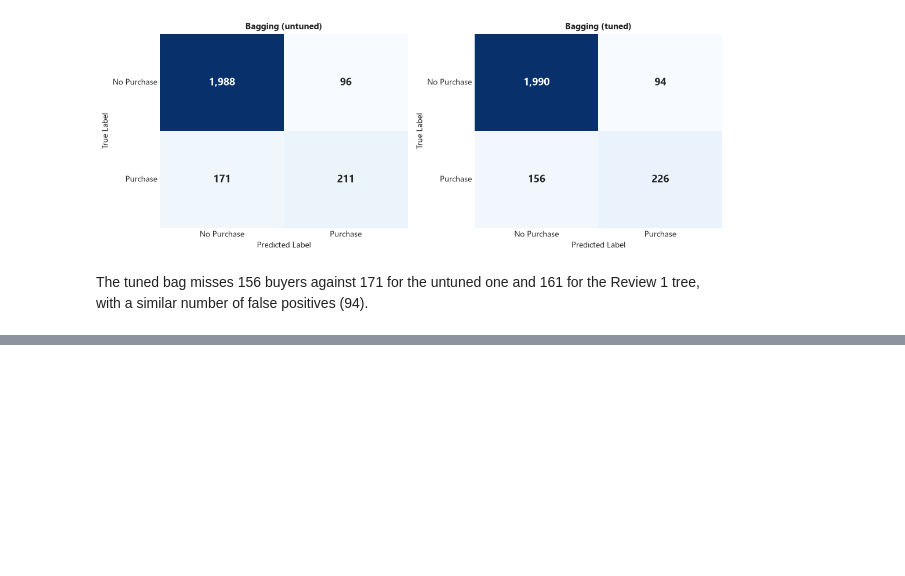
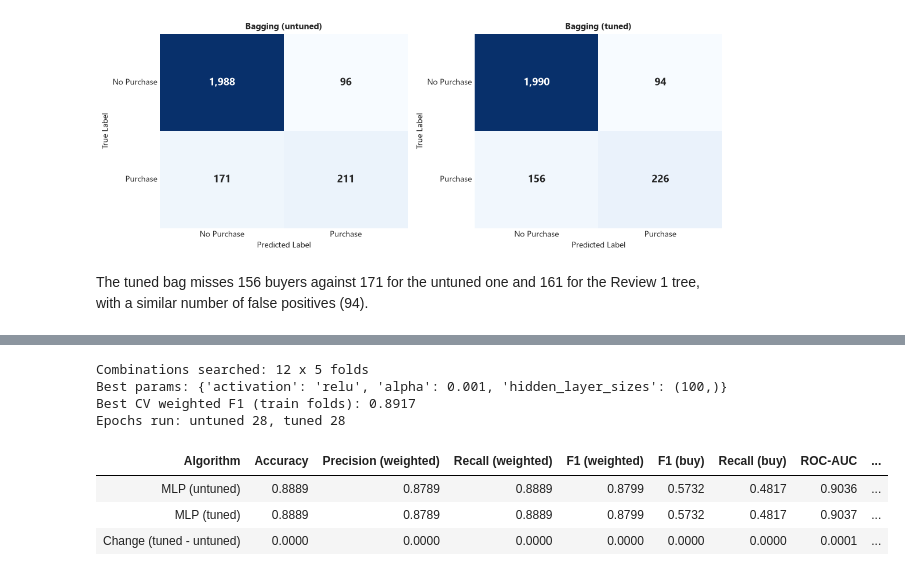
Before and after one commit to MR7star/ML-Capstone-Project, a Jupyter notebook: notebooks/classification.ipynb, the cells around one changed output, grey strips where cells are left out. Drawn from its saved outputs; the diff is of its cells as text; code cells hidden in the pictures; blank space fills up the shorter version.

```diff
--- a/notebooks/classification.ipynb
+++ b/notebooks/classification.ipynb
@@ -1642,0 +1649,27 @@ The tuned bag misses 156 buyers against 171 for the untuned one and 161 for the
+# %%
+num_cols = data["num_cols"]
+assert np.allclose(X_train[num_cols].mean(), 0, atol=1e-6) and np.allclose(X_train[num_cols].std(ddof=0), 1, atol=1e-6)
+
+t0 = time.perf_counter()
+mlp_base = MLPClassifier(max_iter=500, early_stopping=True, random_state=42).fit(X_train, y_train)
+mlp_base_secs = time.perf_counter() - t0
+
+mlp_grid = {"hidden_layer_sizes": [(50,), (100,), (100, 50)], "activation": ["relu", "tanh"], "alpha": [1e-4, 1e-3]}
+mlp_search = tune(MLPClassifier(max_iter=500, early_stopping=True, random_state=42), mlp_grid, X_train, y_train)
+partb["MLP"] = mlp_search
+
+print(f"Combinations searched: {len(mlp_search.cv_results_['params'])} x 5 folds")
+print(f"Best params: {mlp_search.best_params_}")
+print(f"Best CV weighted F1 (train folds): {mlp_search.best_score_:.4f}")
+print(f"Epochs run: untuned {mlp_base.n_iter_}, tuned {mlp_search.best_estimator_.n_iter_}")
+mlp_table = tuning_table("MLP", mlp_base, mlp_base_secs, mlp_search, X_test, y_test)
+display(style_table(mlp_table))
+# %% [output]
+Combinations searched: 12 x 5 folds
+Best params: {'activation': 'relu', 'alpha': 0.001, 'hidden_layer_sizes': (100,)}
+Best CV weighted F1 (train folds): 0.8917
+Epochs run: untuned 28, tuned 28
+| Algorithm | Accuracy | Precision (weighted) | Recall (weighted) | F1 (weighted) | F1 (buy) | Recall (buy) | ROC-AUC | ... |
+| MLP (untuned) | 0.8889 | 0.8789 | 0.8889 | 0.8799 | 0.5732 | 0.4817 | 0.9036 | ... |
+| MLP (tuned) | 0.8889 | 0.8789 | 0.8889 | 0.8799 | 0.5732 | 0.4817 | 0.9037 | ... |
+| Change (tuned - untuned) | 0.0000 | 0.0000 | 0.0000 | 0.0000 | 0.0000 | 0.0000 | 0.0001 | ... |
```
Also changed, not shown: parts of 9 cells of this notebook.
